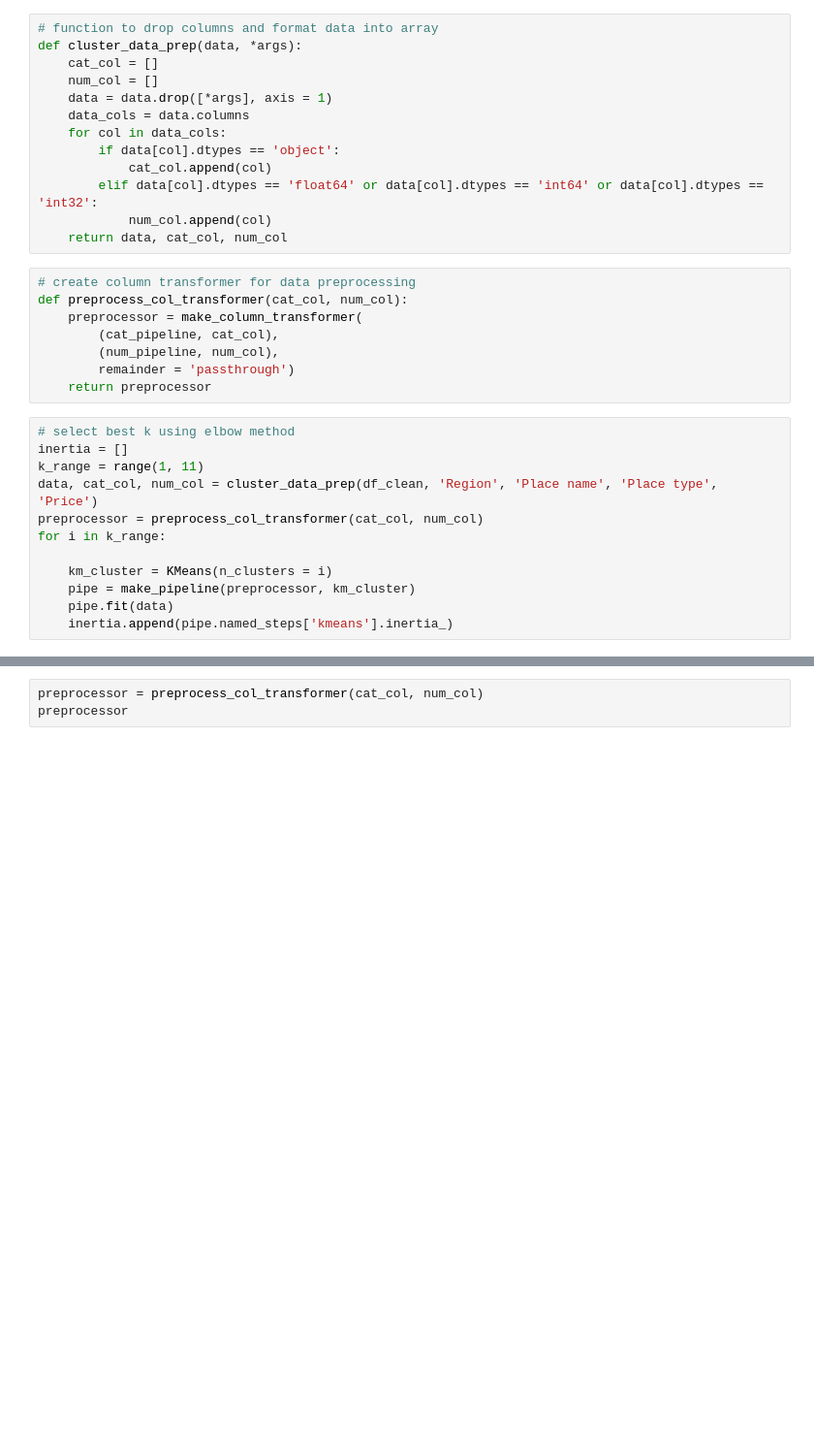
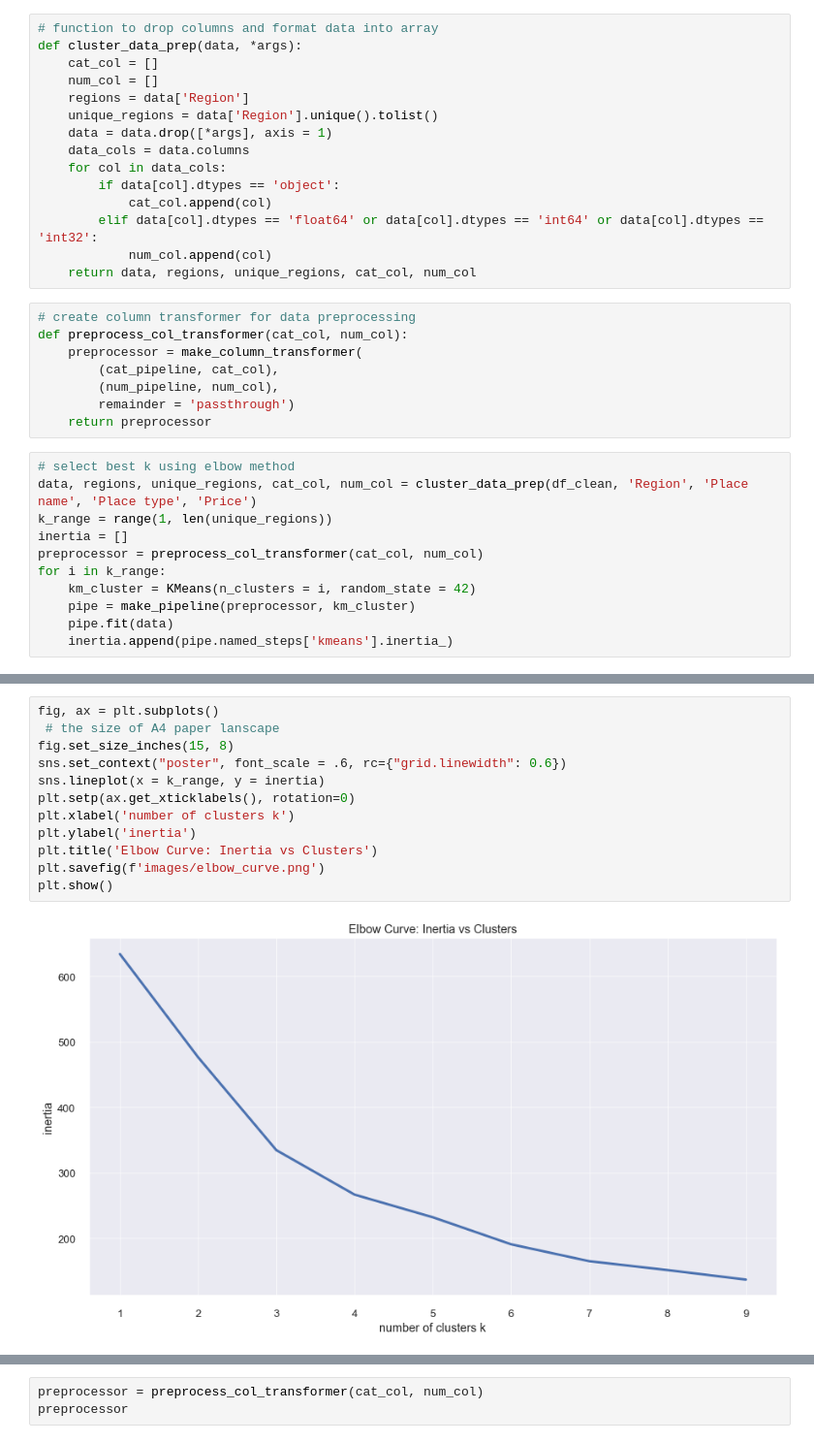
Before and after one commit to LenSin3/ukraine-coffee-shops, a Jupyter notebook: ukraine_coffee_shops.ipynb, the cells around one changed output, grey strips where cells are left out. Shown: that part at 97% size. Drawn from its saved outputs; the diff is of its cells as text; blank space fills up the shorter version.

```diff
--- a/ukraine_coffee_shops.ipynb
+++ b/ukraine_coffee_shops.ipynb
@@ -359,6 +367,8 @@ num_pipeline = make_pipeline(scaled)
 def cluster_data_prep(data, *args):
     cat_col = []
     num_col = []
+    regions = data['Region']
+    unique_regions = data['Region'].unique().tolist()
     data = data.drop([*args], axis = 1)
     data_cols = data.columns
     for col in data_cols:
@@ -366,7 +376,7 @@ def cluster_data_prep(data, *args):
             cat_col.append(col)
         elif data[col].dtypes == 'float64' or data[col].dtypes == 'int64' or data[col].dtypes == 'int32':
             num_col.append(col)
-    return data, cat_col, num_col
+    return data, regions, unique_regions, cat_col, num_col
 # %%
 # create column transformer for data preprocessing
 def preprocess_col_transformer(cat_col, num_col):
@@ -377,13 +387,12 @@ def preprocess_col_transformer(cat_col, num_col):
     return preprocessor
 # %%
 # select best k using elbow method
+data, regions, unique_regions, cat_col, num_col = cluster_data_prep(df_clean, 'Region', 'Place name', 'Place type', 'Price')
+k_range = range(1, len(unique_regions))
 inertia = []
-k_range = range(1, 11)
-data, cat_col, num_col = cluster_data_prep(df_clean, 'Region', 'Place name', 'Place type', 'Price')
 preprocessor = preprocess_col_transformer(cat_col, num_col)
 for i in k_range:
-
-    km_cluster = KMeans(n_clusters = i)
+    km_cluster = KMeans(n_clusters = i, random_state = 42)
     pipe = make_pipeline(preprocessor, km_cluster)
     pipe.fit(data)
     inertia.append(pipe.named_steps['kmeans'].inertia_)
@@ -389,0 +403,14 @@ for i in k_range:
+# %%
+fig, ax = plt.subplots()
+ # the size of A4 paper lanscape
+fig.set_size_inches(15, 8)
+sns.set_context("poster", font_scale = .6, rc={"grid.linewidth": 0.6})
+sns.lineplot(x = k_range, y = inertia)
+plt.setp(ax.get_xticklabels(), rotation=0)
+plt.xlabel('number of clusters k')
+plt.ylabel('inertia')
+plt.title('Elbow Curve: Inertia vs Clusters')
+plt.savefig(f'images/elbow_curve.png')
+plt.show()
+# %% [output]
+[figure, added]
```
Also changed, not shown: parts of 10 cells of this notebook.
